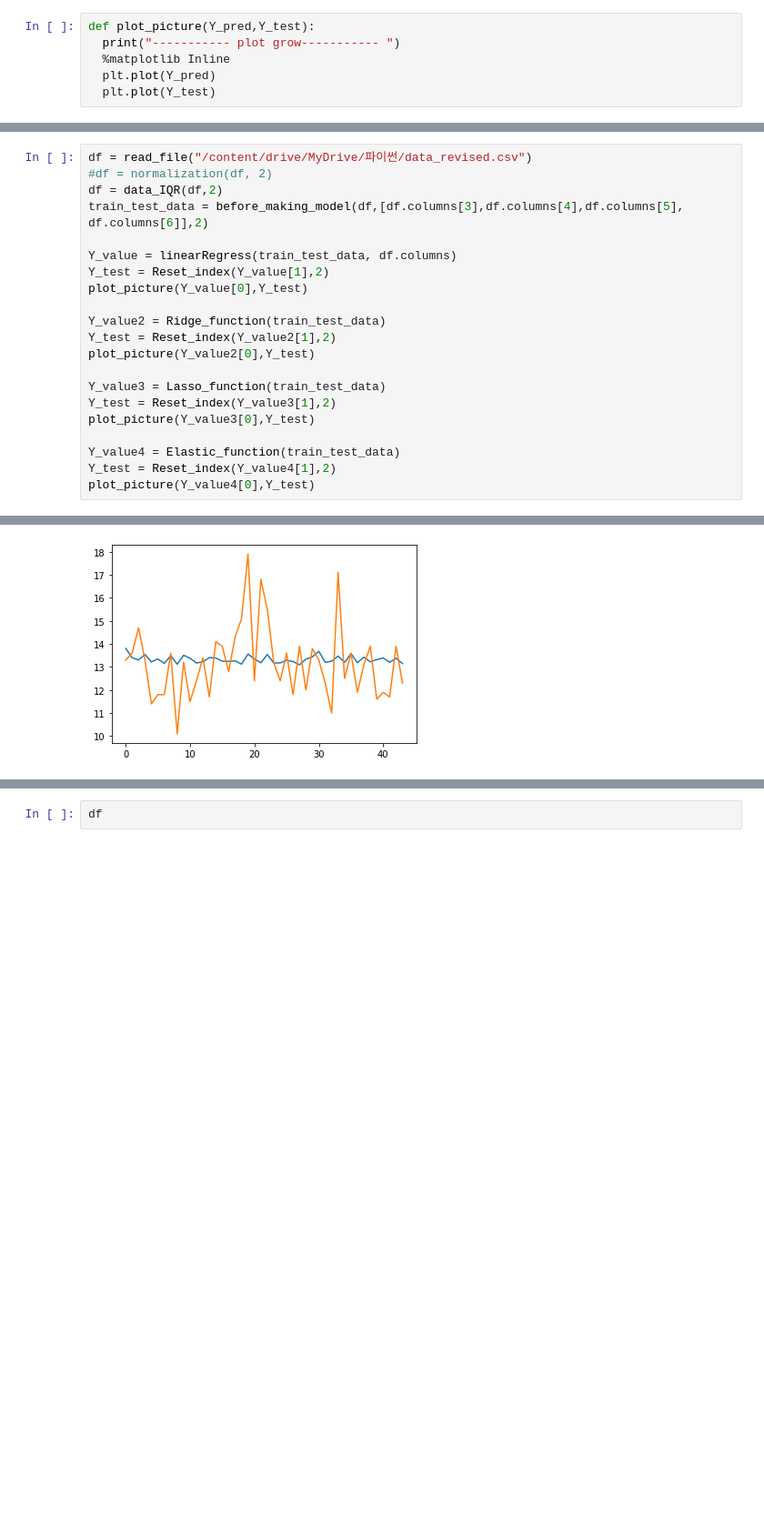
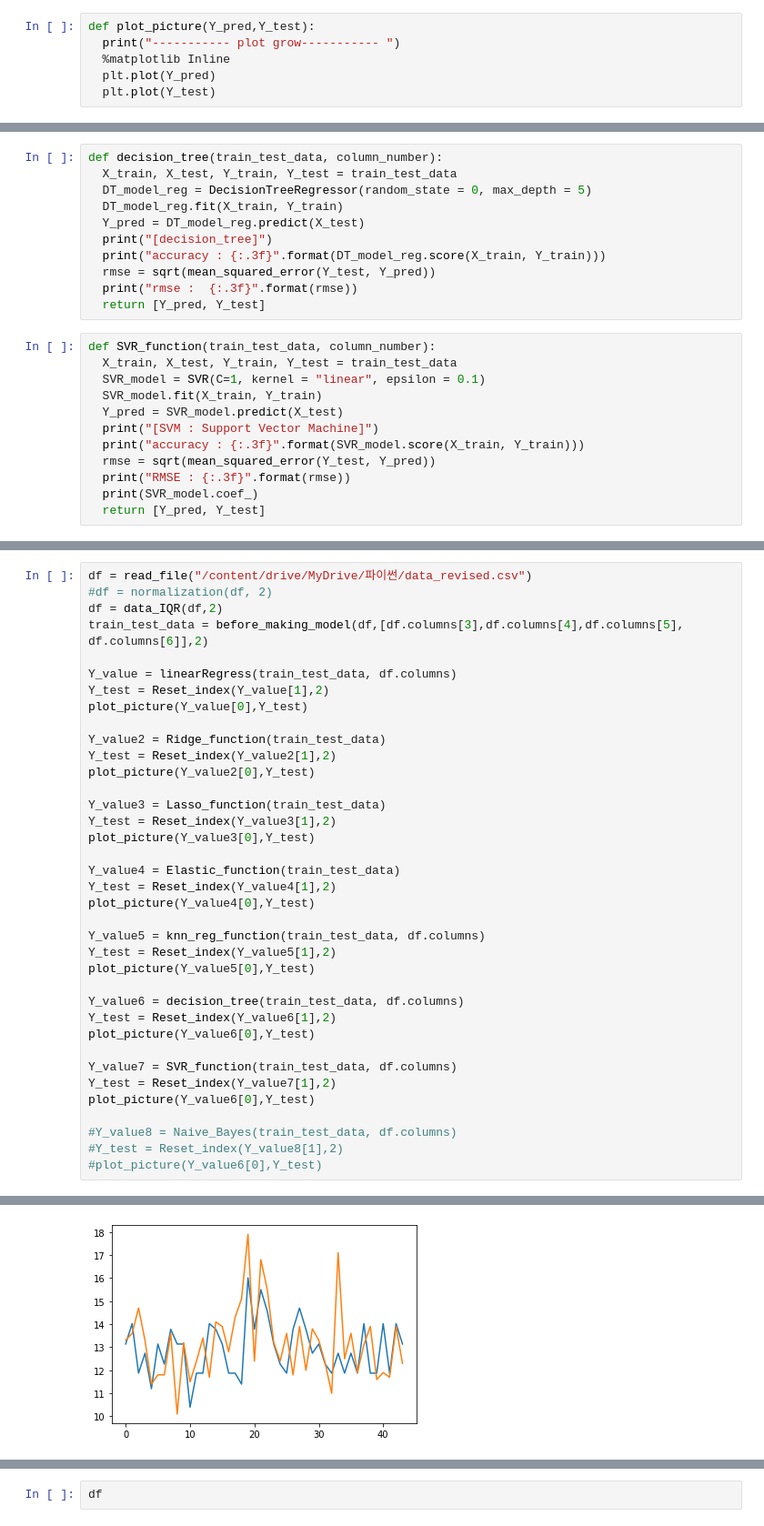
Before and after one commit to good-thinking/easy-coding2, a Jupyter notebook: 구강조2.ipynb, the cells around one changed output, grey strips where cells are left out. Shown: that part at 91% size. Saved outputs shown, nothing was run; the diff lists cells and outputs as text; blank space fills up the shorter version.

```diff
--- a/구강조2.ipynb
+++ b/구강조2.ipynb
@@ -146,3 +145,26 @@ def knn_reg_function(train_test_data, column_number):
   rmse = sqrt(mean_squared_error(Y_test, Y_pred))
   print("RMSE: {:.3f}".format(rmse))
   return [Y_pred, Y_test]
+# %%
+def decision_tree(train_test_data, column_number):
+  X_train, X_test, Y_train, Y_test = train_test_data
+  DT_model_reg = DecisionTreeRegressor(random_state = 0, max_depth = 5)
+  DT_model_reg.fit(X_train, Y_train)
+  Y_pred = DT_model_reg.predict(X_test)
+  print("[decision_tree]")
+  print("accuracy : {:.3f}".format(DT_model_reg.score(X_train, Y_train)))
+  rmse = sqrt(mean_squared_error(Y_test, Y_pred))
+  print("rmse :  {:.3f}".format(rmse))
+  return [Y_pred, Y_test]
+# %%
+def SVR_function(train_test_data, column_number):
+  X_train, X_test, Y_train, Y_test = train_test_data
+  SVR_model = SVR(C=1, kernel = "linear", epsilon = 0.1)
+  SVR_model.fit(X_train, Y_train)
+  Y_pred = SVR_model.predict(X_test)
+  print("[SVM : Support Vector Machine]")
+  print("accuracy : {:.3f}".format(SVR_model.score(X_train, Y_train)))
+  rmse = sqrt(mean_squared_error(Y_test, Y_pred))
+  print("RMSE : {:.3f}".format(rmse))
+  print(SVR_model.coef_)
+  return [Y_pred, Y_test]
@@ -167,6 +199,22 @@ plot_picture(Y_value3[0],Y_test)
 Y_value4 = Elastic_function(train_test_data)
 Y_test = Reset_index(Y_value4[1],2)
 plot_picture(Y_value4[0],Y_test)
+
+Y_value5 = knn_reg_function(train_test_data, df.columns)
+Y_test = Reset_index(Y_value5[1],2)
+plot_picture(Y_value5[0],Y_test)
+
+Y_value6 = decision_tree(train_test_data, df.columns)
+Y_test = Reset_index(Y_value6[1],2)
+plot_picture(Y_value6[0],Y_test)
+
+Y_value7 = SVR_function(train_test_data, df.columns)
+Y_test = Reset_index(Y_value7[1],2)
+plot_picture(Y_value6[0],Y_test)
+
+#Y_value8 = Naive_Bayes(train_test_data, df.columns)
+#Y_test = Reset_index(Y_value8[1],2)
+#plot_picture(Y_value6[0],Y_test)
 # %% [output]
 -------------- file read ---------------
 -------------- Data_IQR ---------------
@@ -194 +256 @@ RMSE : 1.542
-[figure, old version]
+[figure, new version]
```
Also changed, not shown: parts of 10 cells of this notebook.
